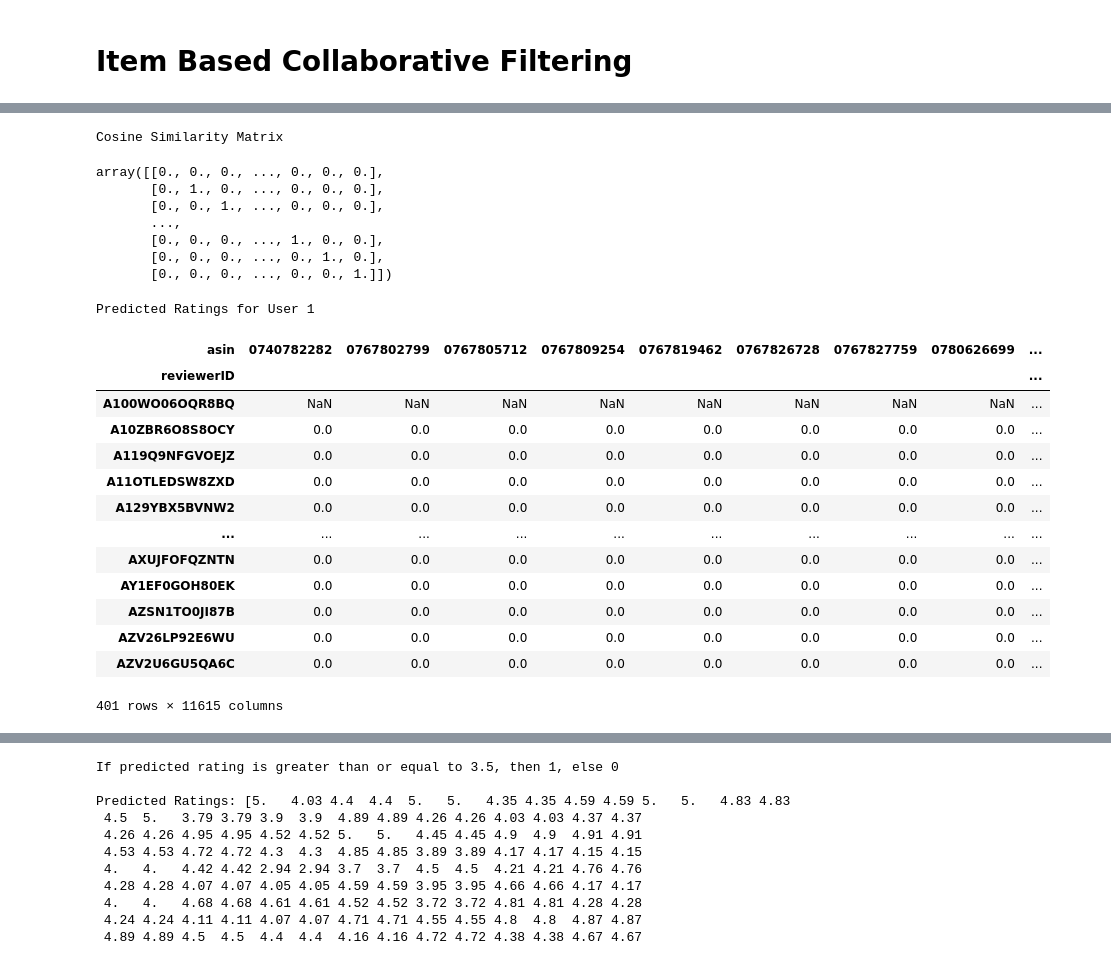
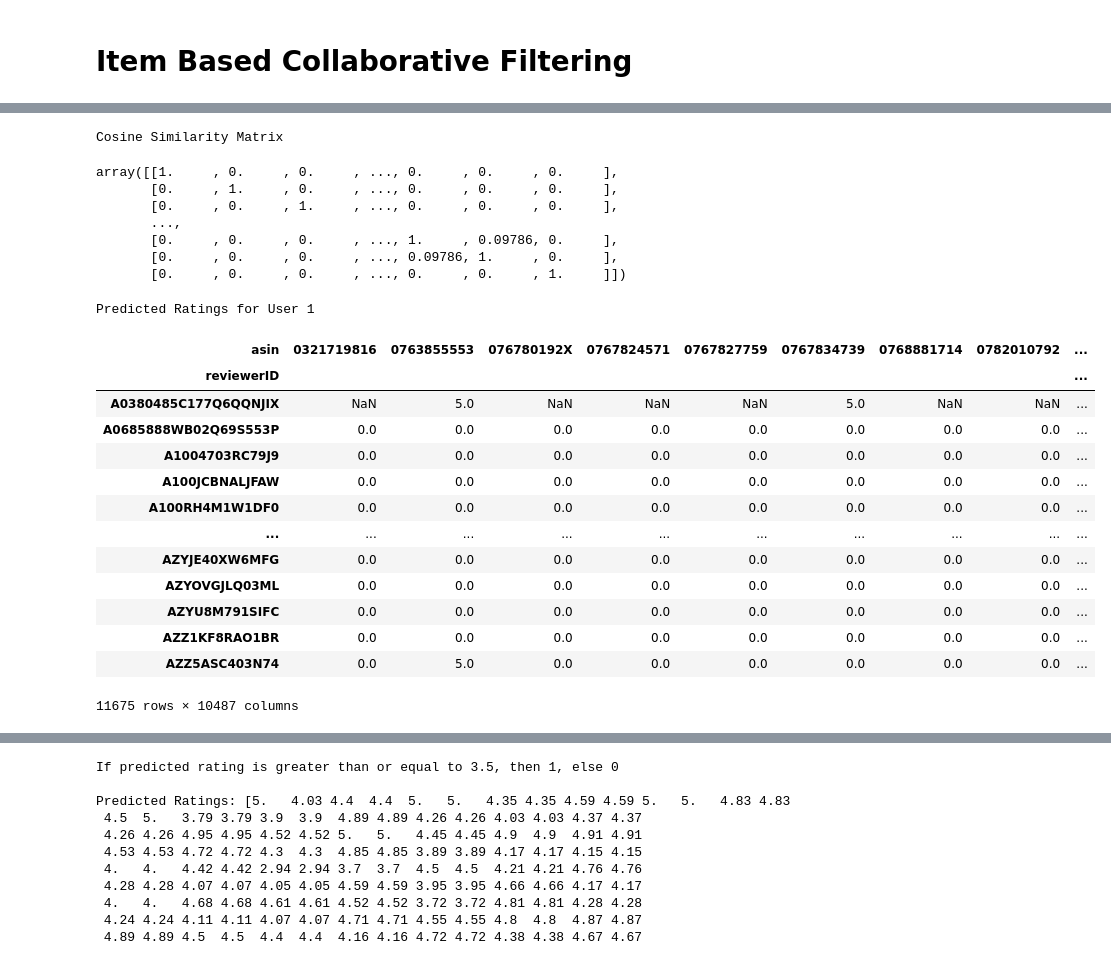
Before and after one commit to pavsingh7/Masters-Dissertation, a Jupyter notebook: Code/5 item_collab_filtering.ipynb, the cells around one changed output, grey strips where cells are left out. Drawn from its saved outputs; the diff is of its cells as text; code cells hidden in the pictures.

```diff
--- a/Code/5 item_collab_filtering.ipynb
+++ b/Code/5 item_collab_filtering.ipynb
@@ -10,12 +14,12 @@ import seaborn as sns
 from sklearn.metrics.pairwise import cosine_similarity
 # %%
 # load data - WINDOWS
-# amz_data = pd.read_csv(r'c:\Users\e1002902\Downloads\amz_data.csv')
-# display(amz_data.head())
+amz_data = pd.read_csv(r'C:\Users\e1002902\Documents\GitHub Repository\Masters-Dissertation\Code\Data\set2_data_modelling.csv')
+display(amz_data.head())
 
 # load data - MAC OS
-amz_data = pd.read_csv('/Users/pavansingh/Library/CloudStorage/GoogleDrive-pavansingho23@gmail.com/My Drive/Portfolio/Masters-Dissertation/Code/Data/set2_data_modelling.csv')
-display(amz_data.head(3))
+# amz_data = pd.read_csv('/Users/pavansingh/Library/CloudStorage/GoogleDrive-pavansingho23@gmail.com/My Drive/Portfolio/Masters-Dissertation/Code/Data/set2_data_modelling.csv')
+# display(amz_data.head(3))
 
 # print details
 print('Number of Rows: ', amz_data.shape[0])
@@ -34,6 +38,7 @@ x = amz_data.pivot_table(index='reviewerID', columns='asin', values='overall')
 x = x.fillna(0)
 print("\n\n\nUser-Item Matrix")
 display(x.head())
+print('Shape: ', x.shape)
 # %% [output]
 |  | reviewerID | reviewTime | asin | overall | reviewText | stemmed_words_revText | lemmatised_reviewText | ... |
 | 0 | A14638TGYH7GD9 | 2010-10-28 | 0321719816 | 5.0 | even though i use dreamweaver a g... | even though use dreamweav great d... | even though use dreamweaver great... | ... |
@@ -65,15 +73,15 @@ x_hidden = x.copy()
 indices_tracker = []
 
 # number of products to hide for each user
-N = 2
+N = 3
 
 # identifies rated items and randomly selects N products to hide ratings for each user
-np.random.seed(10)  # You can use any integer value as the seed
+np.random.seed(2207)  # You can use any integer value as the seed
 for user_id in range(x_hidden.shape[0]):
     rated_products = np.where(x_hidden.iloc[user_id, :] > 0)[0]
-    print("User:", user_id)
-    print("Indices of Rated Products:", rated_products)
+    # print("User:", user_id)
+    # print("Indices of Rated Products:", rated_products)
     hidden_indices = np.random.choice(rated_products, N, replace=False)
     indices_tracker.append(hidden_indices)
-    print("Indices to Hide:", hidden_indices, "\n")
+    # print("Indices to Hide:", hidden_indices, "\n")
     x_hidden.iloc[user_id, hidden_indices] = 0
@@ -167,50 +149,47 @@ print("Cosine Similarity Matrix")
 sim_mat_cos
 # %% [output]
 Cosine Similarity Matrix
-array([[0., 0., 0., ..., 0., 0., 0.],
-       [0., 1., 0., ..., 0., 0., 0.],
-       [0., 0., 1., ..., 0., 0., 0.],
+array([[1.     , 0.     , 0.     , ..., 0.     , 0.     , 0.     ],
+       [0.     , 1.     , 0.     , ..., 0.     , 0.     , 0.     ],
+       [0.     , 0.     , 1.     , ..., 0.     , 0.     , 0.     ],
        ...,
-       [0., 0., 0., ..., 1., 0., 0.],
-       [0., 0., 0., ..., 0., 1., 0.],
-       [0., 0., 0., ..., 0., 0., 1.]])
+       [0.     , 0.     , 0.     , ..., 1.     , 0.09786, 0.     ],
+       [0.     , 0.     , 0.     , ..., 0.09786, 1.     , 0.     ],
+       [0.     , 0.     , 0.     , ..., 0.     , 0.     , 1.     ]])
 # %%
 # get a predictions matrix
 predic_matrix = x_hidden.copy()
 
 # get predicted ratings for unread books for user 1 using cosine similarity
 user_ratings = predic_matrix.iloc[0, :].values.reshape(1, -1)
 unrated_products_indices = np.where(user_ratings == 0)[1]
 rated_products_indices = np.where(user_ratings > 0)[1]
 
 for product_id in unrated_products_indices:
     similarity_i_j = sim_mat_cos[product_id, rated_products_indices]
     ratings = user_ratings[0, rated_products_indices]
     predicted_rating = np.sum(ratings * similarity_i_j) / np.sum(np.abs(similarity_i_j))
     predic_matrix.iloc[0, product_id] = predicted_rating.round(2)
 
 # see updated matrix with predicted ratings
 print("Predicted Ratings for User 1")
 display(predic_matrix)
-
-# save to csv
-predic_matrix.to_csv(r"C:\Users\e1002902\Documents\GitHub Repository\Masters-Dissertation\Code\temp_data_predic_matrix_cosine.csv")
 # %% [output]
 Predicted Ratings for User 1
-| asin | 0740782282 | 0767802799 | 0767805712 | 0767809254 | 0767819462 | 0767826728 | 0767827759 | 0780626699 | ... |
+| asin | 0321719816 | 0763855553 | 076780192X | 0767824571 | 0767827759 | 0767834739 | 0768881714 | 0782010792 | ... |
 | reviewerID |  |  |  |  |  |  |  |  | ... |
-| A100WO06OQR8BQ | NaN | NaN | NaN | NaN | NaN | NaN | NaN | NaN | ... |
-| A10ZBR6O8S8OCY | 0.0 | 0.0 | 0.0 | 0.0 | 0.0 | 0.0 | 0.0 | 0.0 | ... |
-| A119Q9NFGVOEJZ | 0.0 | 0.0 | 0.0 | 0.0 | 0.0 | 0.0 | 0.0 | 0.0 | ... |
-| A11OTLEDSW8ZXD | 0.0 | 0.0 | 0.0 | 0.0 | 0.0 | 0.0 | 0.0 | 0.0 | ... |
-| A129YBX5BVNW2 | 0.0 | 0.0 | 0.0 | 0.0 | 0.0 | 0.0 | 0.0 | 0.0 | ... |
+| A0380485C177Q6QQNJIX | NaN | 5.0 | NaN | NaN | NaN | 5.0 | NaN | NaN | ... |
+| A0685888WB02Q69S553P | 0.0 | 0.0 | 0.0 | 0.0 | 0.0 | 0.0 | 0.0 | 0.0 | ... |
+| A1004703RC79J9 | 0.0 | 0.0 | 0.0 | 0.0 | 0.0 | 0.0 | 0.0 | 0.0 | ... |
+| A100JCBNALJFAW | 0.0 | 0.0 | 0.0 | 0.0 | 0.0 | 0.0 | 0.0 | 0.0 | ... |
+| A100RH4M1W1DF0 | 0.0 | 0.0 | 0.0 | 0.0 | 0.0 | 0.0 | 0.0 | 0.0 | ... |
 | ... | ... | ... | ... | ... | ... | ... | ... | ... | ... |
-| AXUJFOFQZNTN | 0.0 | 0.0 | 0.0 | 0.0 | 0.0 | 0.0 | 0.0 | 0.0 | ... |
-| AY1EF0GOH80EK | 0.0 | 0.0 | 0.0 | 0.0 | 0.0 | 0.0 | 0.0 | 0.0 | ... |
-| AZSN1TO0JI87B | 0.0 | 0.0 | 0.0 | 0.0 | 0.0 | 0.0 | 0.0 | 0.0 | ... |
-| AZV26LP92E6WU | 0.0 | 0.0 | 0.0 | 0.0 | 0.0 | 0.0 | 0.0 | 0.0 | ... |
-| AZV2U6GU5QA6C | 0.0 | 0.0 | 0.0 | 0.0 | 0.0 | 0.0 | 0.0 | 0.0 | ... |
+| AZYJE40XW6MFG | 0.0 | 0.0 | 0.0 | 0.0 | 0.0 | 0.0 | 0.0 | 0.0 | ... |
+| AZYOVGJLQ03ML | 0.0 | 0.0 | 0.0 | 0.0 | 0.0 | 0.0 | 0.0 | 0.0 | ... |
+| AZYU8M791SIFC | 0.0 | 0.0 | 0.0 | 0.0 | 0.0 | 0.0 | 0.0 | 0.0 | ... |
+| AZZ1KF8RAO1BR | 0.0 | 0.0 | 0.0 | 0.0 | 0.0 | 0.0 | 0.0 | 0.0 | ... |
+| AZZ5ASC403N74 | 0.0 | 5.0 | 0.0 | 0.0 | 0.0 | 0.0 | 0.0 | 0.0 | ... |
-401 rows × 11615 columns
+11675 rows × 10487 columns
 # %%
 # get a predictions matrix
 predic_matrix = x_hidden.copy()
```
Also changed, not shown: parts of 16 cells of this notebook.
